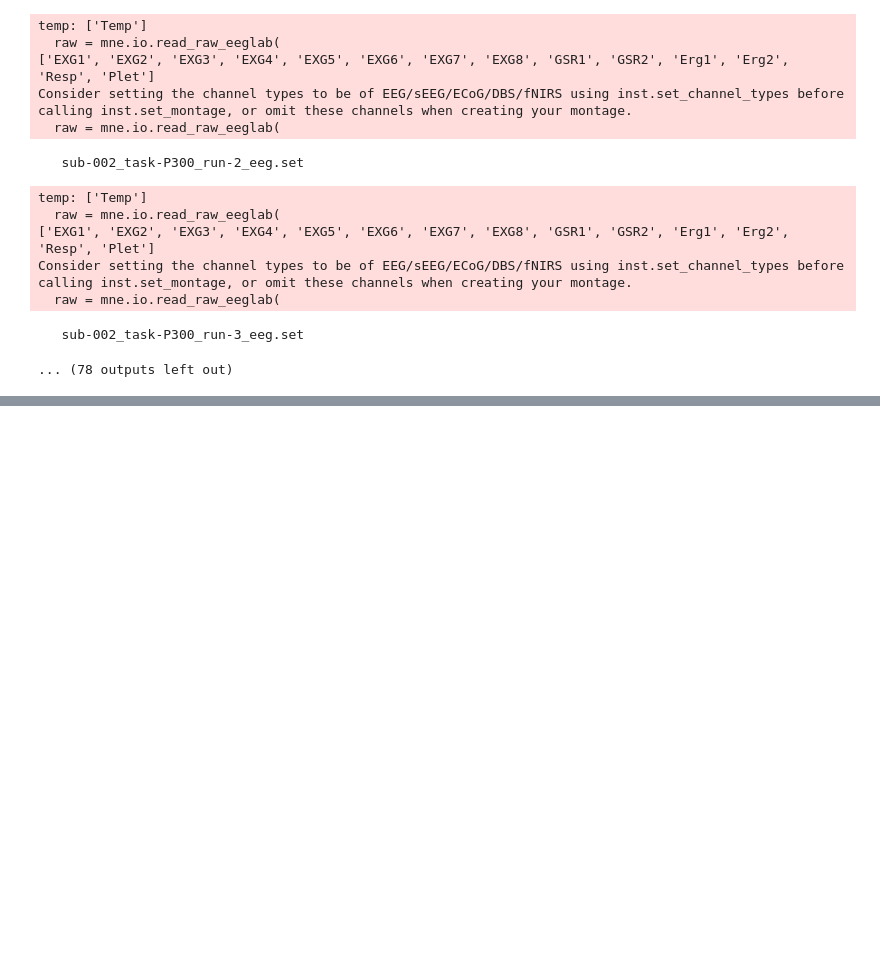
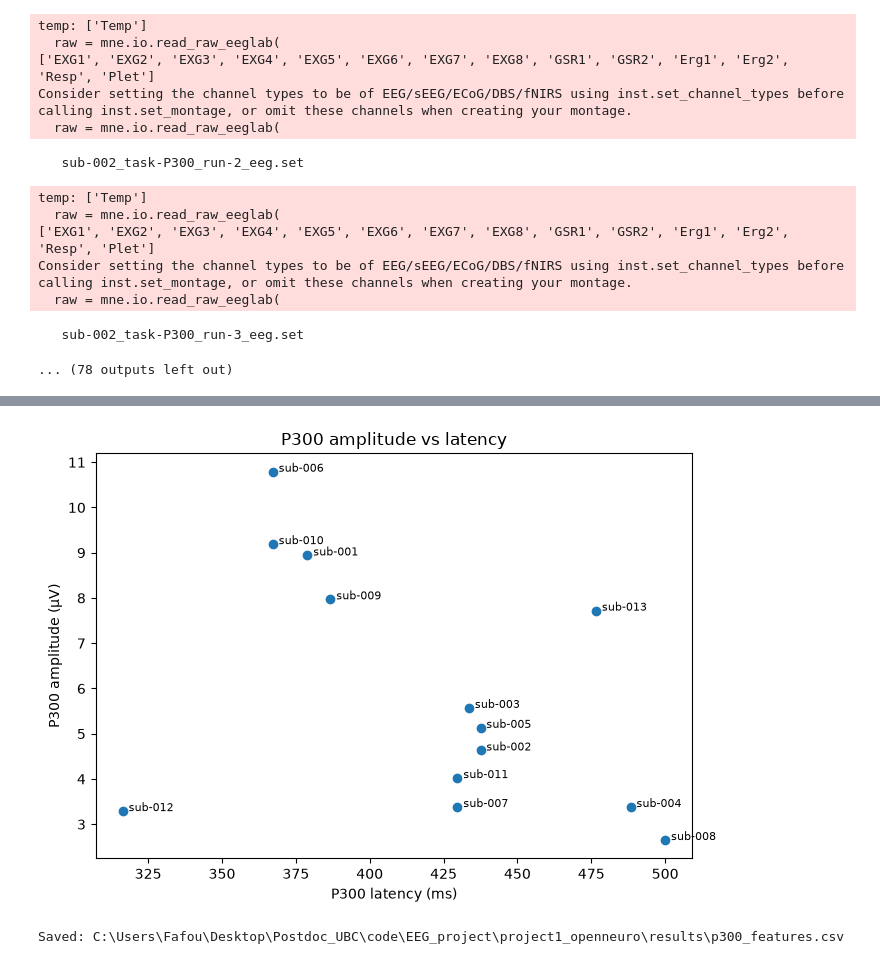
Before and after one commit to fafou7UBC/EEG_project, a Jupyter notebook: project1_openneuro/notebooks/02_erp_p300.ipynb, the cells around one changed output, grey strips where cells are left out. Saved outputs shown, nothing was run; the diff lists cells and outputs as text; code cells hidden in the pictures; blank space fills up the shorter version.

```diff
--- a/project1_openneuro/notebooks/02_erp_p300.ipynb
+++ b/project1_openneuro/notebooks/02_erp_p300.ipynb
@@ -593,0 +649,49 @@ Consider setting the channel types to be of EEG/sEEG/ECoG/DBS/fNIRS using inst.s
+# %%
+plt.figure(figsize=(7, 5))
+
+plt.scatter(
+    p300_results["p300_latency_ms"],
+    p300_results["p300_amplitude_uv"]
+)
+
+for _, row in p300_results.iterrows():
+    plt.text(
+        row["p300_latency_ms"] + 2,
+        row["p300_amplitude_uv"],
+        row["subject"],
+        fontsize=8
+    )
+
+plt.xlabel("P300 latency (ms)")
+plt.ylabel("P300 amplitude (µV)")
+plt.title("P300 amplitude vs latency")
+
+plt.tight_layout()
+plt.show()
+# %% [output]
+[figure, added]
+# %%
+
+
+
+# ---------------------------------------------------------
+# SAVE EXTRACTED FEATURES
+# ---------------------------------------------------------
+
+RESULTS_DIR = DATA_ROOT.parent.parent / "results"
+
+RESULTS_DIR.mkdir(
+    exist_ok=True
+)
+
+p300_results.to_csv(
+    RESULTS_DIR / "p300_features.csv",
+    index=False
+)
+
+print(
+    "Saved:",
+    RESULTS_DIR / "p300_features.csv"
+)
+# %% [output]
+Saved: C:\Users\Fafou\Desktop\Postdoc_UBC\code\EEG_project\project1_openneuro\results\p300_features.csv
```
Also changed, not shown: parts of 2 cells of this notebook.
